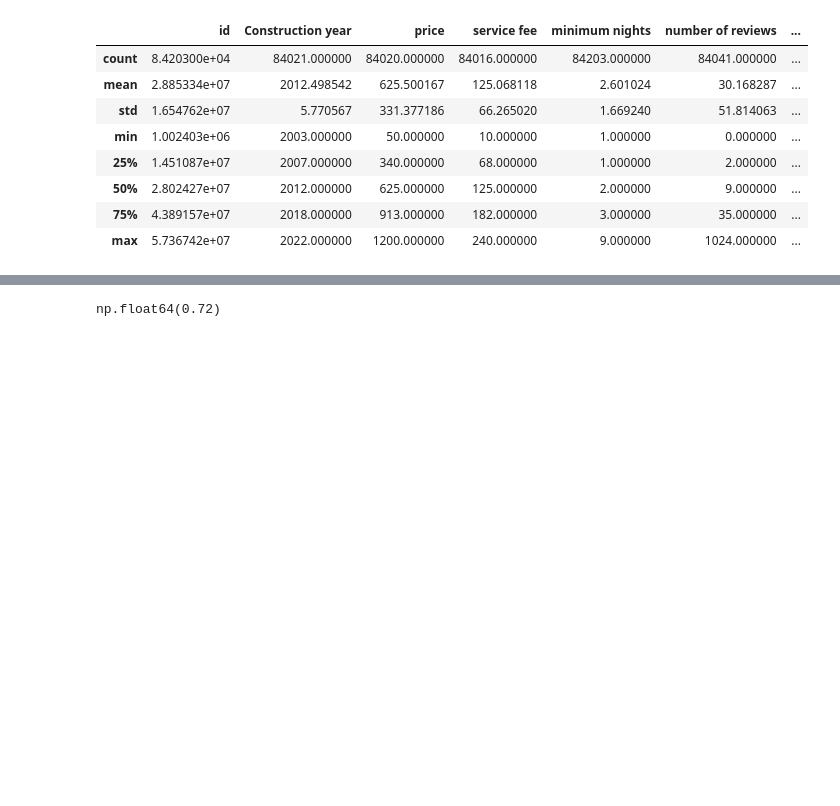
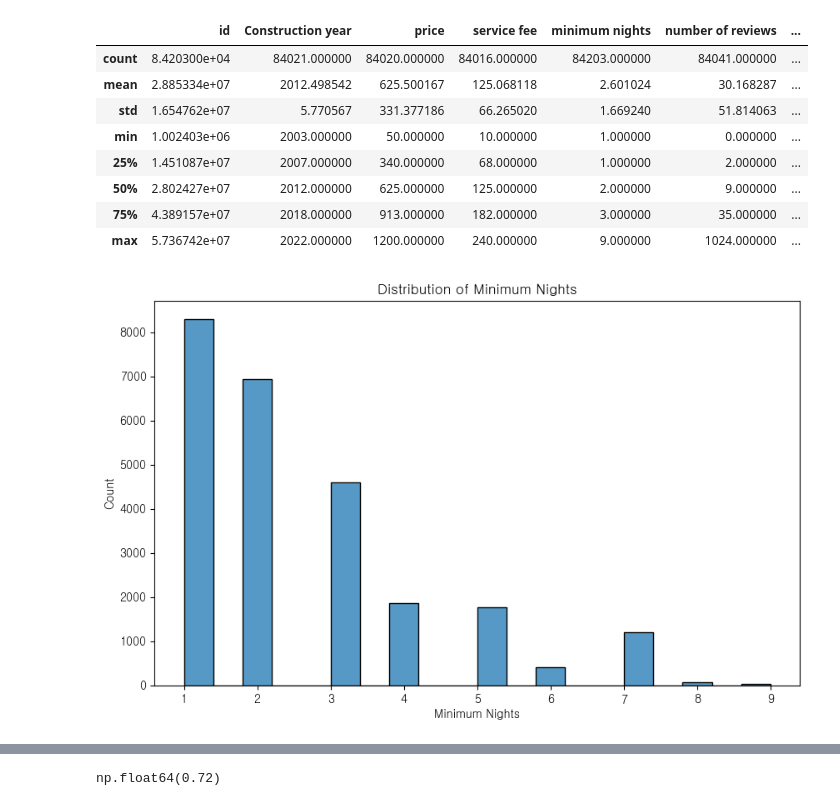
Before and after one commit to Nadaeji/airbnb-eda-insights, a Jupyter notebook: visualization/EDA 3.ipynb, the cells around one changed output, grey strips where cells are left out. Cells and saved outputs as stored; diff of their text form; code cells hidden in the pictures; blank space fills up the shorter version.

```diff
--- a/visualization/EDA 3.ipynb
+++ b/visualization/EDA 3.ipynb
@@ -217,0 +225,10 @@ airbnb_df['service fee'] = airbnb_df['service fee'].astype(int) *1400
+# %%
+#분포 확인(특정값에 대한 편향 )
+plt.figure(figsize=(10, 6))
+sns.histplot(airbnb_df['minimum nights'], bins=20)
+plt.xlabel('Minimum Nights')
+plt.ylabel('Count')
+plt.title('Distribution of Minimum Nights')
+plt.show()
+# %% [output]
+[figure, added]
```
Also changed, not shown: parts of 7 cells of this notebook.
